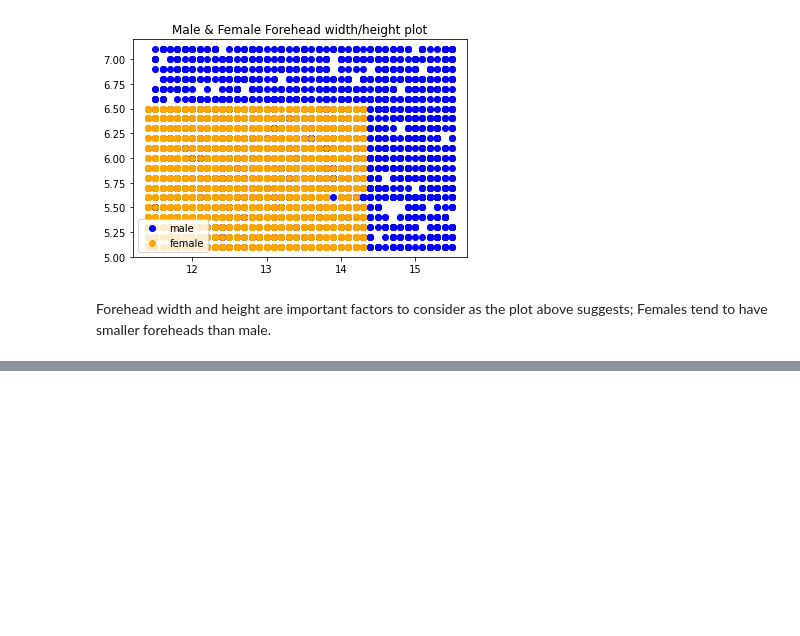
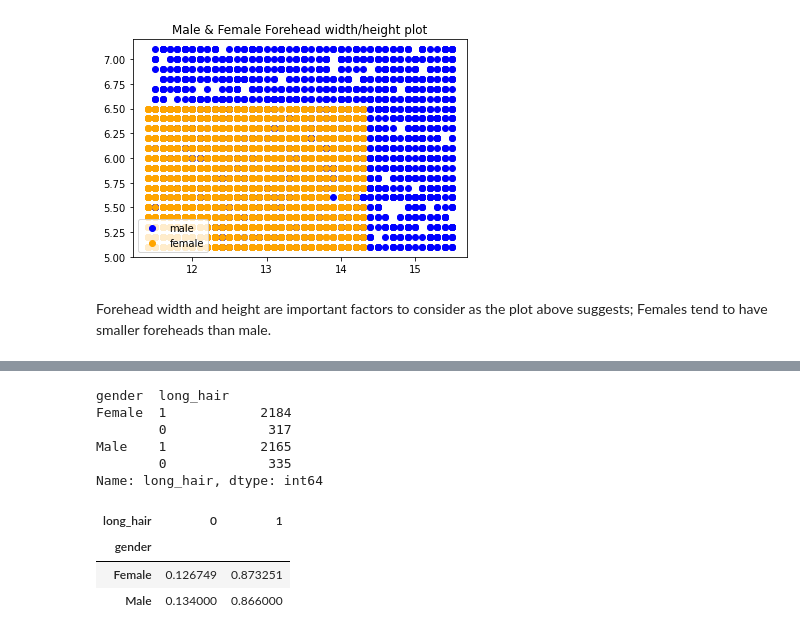
Before and after one commit to munas-git/Gender-classification, a Jupyter notebook: gender-classification.ipynb, the cells around one changed output, grey strips where cells are left out. Drawn from its saved outputs; the diff is of its cells as text; code cells hidden in the pictures; blank space fills up the shorter version.

```diff
--- a/gender-classification.ipynb
+++ b/gender-classification.ipynb
@@ -79,0 +113,18 @@ Forehead width and height are important factors to consider as the plot above su
+# %%
+# Counting number of males and females with long hair
+long_hair_count = genders['long_hair'].value_counts()
+long_hair_count
+# %% [output]
+gender  long_hair
+Female  1            2184
+        0             317
+Male    1            2165
+        0             335
+Name: long_hair, dtype: int64
+# %%
+pd.crosstab(data['gender'], data['long_hair'], normalize='index')
+# %% [output]
+| long_hair | 0 | 1 |
+| gender |  |  |
+| Female | 0.126749 | 0.873251 |
+| Male | 0.134000 | 0.866000 |
```
Also changed, not shown: parts of 16 cells of this notebook.
